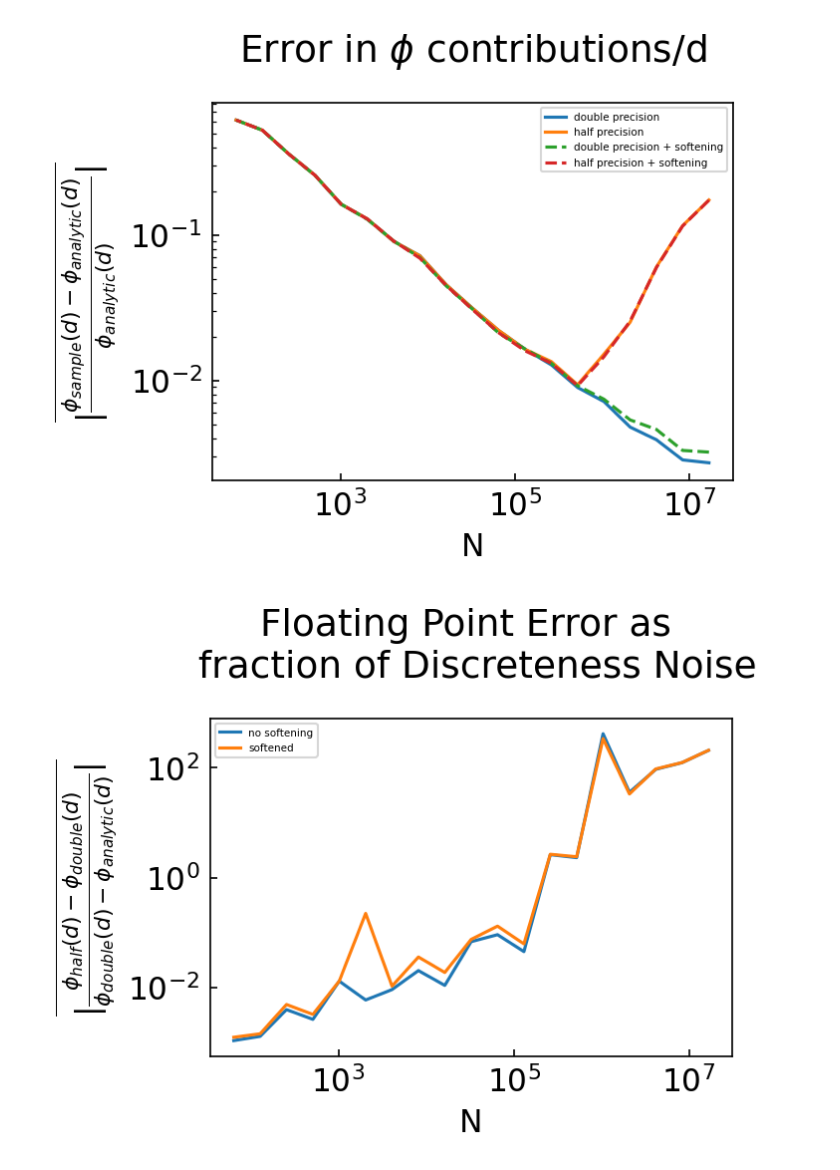
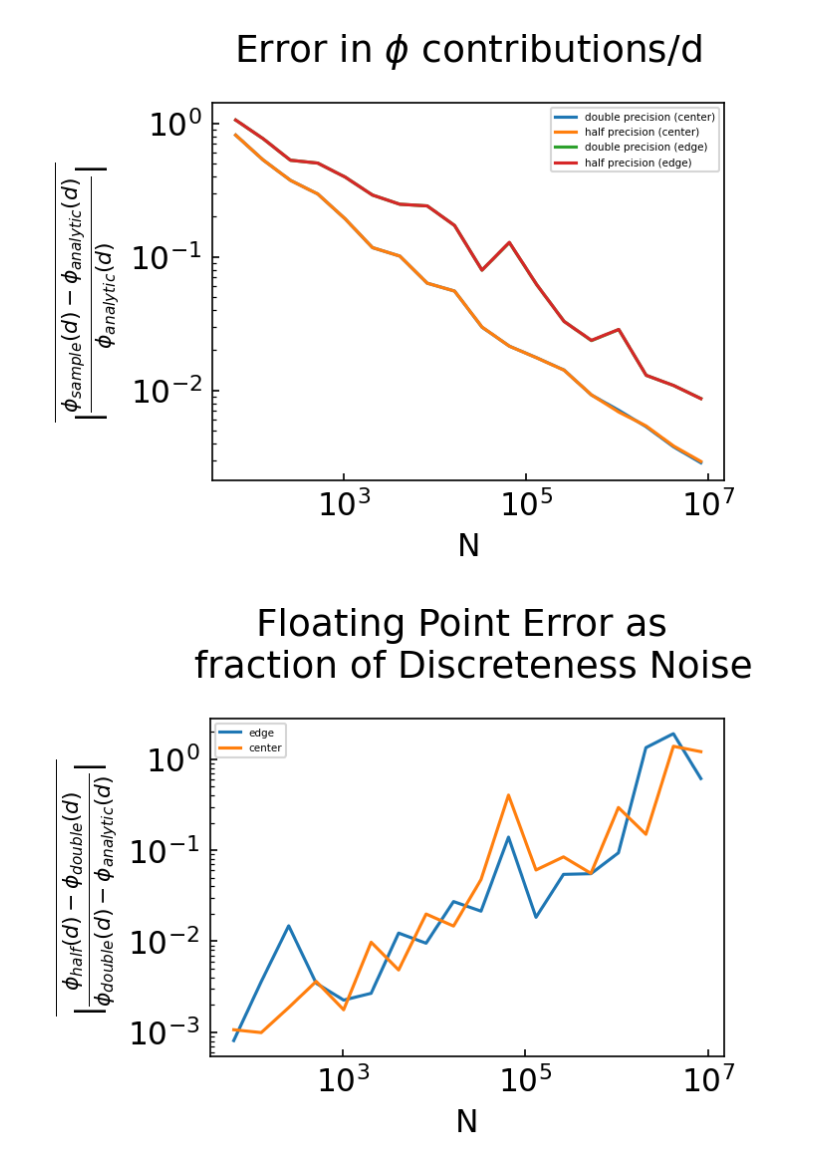
Before and after one commit to humz2k/Force-Errors-In-Cosmological-Simulations, a Jupyter notebook: contributions6.ipynb, the cells around one changed output. Drawn from its saved outputs; the diff is of its cells as text; code cells hidden in the pictures.

```diff
--- a/contributions6.ipynb
+++ b/contributions6.ipynb
@@ -142,25 +146,29 @@ f8_phi_bins1 = []
 f8_phi_bins2 = []
 f8_diff1 = []
 f8_diff2 = []
-f8_total_diffs = []
+f8_total_diffs1 = []
+f8_total_diffs2 = []
 
 f2_phi_bins1 = []
 f2_phi_bins2 = []
 f2_diff1 = []
 f2_diff2 = []
-f2_total_diffs = []
+f2_total_diffs1 = []
+f2_total_diffs2 = []
 
 f2_phi_bins1_smoothed = []
 f2_phi_bins2_smoothed = []
 f2_diff1_smoothed = []
 f2_diff2_smoothed = []
-f2_total_diffs_smoothed = []
+f2_total_diffs_smoothed1 = []
+f2_total_diffs_smoothed2 = []
 
 f8_phi_bins1_smoothed = []
 f8_phi_bins2_smoothed = []
 f8_diff1_smoothed = []
 f8_diff2_smoothed = []
-f8_total_diffs_smoothed = []
+f8_total_diffs_smoothed1 = []
+f8_total_diffs_smoothed2 = []
 
 for n,phi_f8,phi_f2,phi_f2_smoothed,phi_f8_smoothed,dist in zip(ns,f8_phis,f2_phis,f2_phis_smoothed,f8_phis_smoothed,dists):
 
@@ -174,8 +182,10 @@ for n,phi_f8,phi_f2,phi_f2_smoothed,phi_f8_smoothed,dist in zip(ns,f8_phis,f2_ph
     f8_diff1.append(diff1_f8)
     f8_diff2.append(diff2_f8)
 
-    total_diff_f8 = np.mean(np.abs(diff1_f8/ana_phis1))
-    f8_total_diffs.append(total_diff_f8)
+    total_diff_f81 = np.mean(np.abs(diff1_f8/ana_phis1))
+    f8_total_diffs1.append(total_diff_f81)
+    total_diff_f82 = np.mean(np.abs(diff2_f8/ana_phis2))
+    f8_total_diffs2.append(total_diff_f82)
 
 
     phis_bin1_f2 = bin_phi(phi_f2[0],dist[0],bin1)
@@ -188,8 +198,10 @@ for n,phi_f8,phi_f2,phi_f2_smoothed,phi_f8_smoothed,dist in zip(ns,f8_phis,f2_ph
     f2_diff1.append(diff1_f2)
     f2_diff2.append(diff2_f2)
 
-    total_diff_f2 = np.mean(np.abs(diff1_f2/ana_phis1))
-    f2_total_diffs.append(total_diff_f2)
+    total_diff_f22 = np.mean(np.abs(diff2_f2/ana_phis2))
+    f2_total_diffs2.append(total_diff_f22)
+    total_diff_f21 = np.mean(np.abs(diff1_f2/ana_phis1))
+    f2_total_diffs1.append(total_diff_f21)
 
 
     phis_bin1_f8_smoothed = bin_phi(phi_f8_smoothed[0],dist[0],bin1)
@@ -202,8 +214,10 @@ for n,phi_f8,phi_f2,phi_f2_smoothed,phi_f8_smoothed,dist in zip(ns,f8_phis,f2_ph
     f8_diff1_smoothed.append(diff1_f8_smoothed)
     f8_diff2_smoothed.append(diff2_f8_smoothed)
 
-    total_diff_f8_smoothed = np.mean(np.abs(diff2_f8_smoothed/ana_phis2))
-    f8_total_diffs_smoothed.append(total_diff_f8_smoothed)
+    total_diff_f8_smoothed2 = np.mean(np.abs(diff2_f8_smoothed/ana_phis2))
+    f8_total_diffs_smoothed2.append(total_diff_f8_smoothed2)
+    total_diff_f8_smoothed1 = np.mean(np.abs(diff1_f8_smoothed/ana_phis1))
+    f8_total_diffs_smoothed1.append(total_diff_f8_smoothed1)
 
 
     phis_bin1_f2_smoothed = bin_phi(phi_f2_smoothed[0],dist[0],bin1)
@@ -216,14 +230,22 @@ for n,phi_f8,phi_f2,phi_f2_smoothed,phi_f8_smoothed,dist in zip(ns,f8_phis,f2_ph
     f2_diff1_smoothed.append(diff1_f2_smoothed)
     f2_diff2_smoothed.append(diff2_f2_smoothed)
 
-    total_diff_f2_smoothed = np.mean(np.abs(diff2_f2_smoothed/ana_phis2))
-    f2_total_diffs_smoothed.append(total_diff_f2_smoothed)
+    total_diff_f2_smoothed2 = np.mean(np.abs(diff2_f2_smoothed/ana_phis2))
+    f2_total_diffs_smoothed2.append(total_diff_f2_smoothed2)
+    total_diff_f2_smoothed1 = np.mean(np.abs(diff1_f2_smoothed/ana_phis1))
+    f2_total_diffs_smoothed1.append(total_diff_f2_smoothed1)
 # %%
 sim.pretty_plots.plot_pretty()
-plt.plot(ns,f8_total_diffs,label="double precision")
-plt.plot(ns,f2_total_diffs,label="half precision")
-plt.plot(ns,f8_total_diffs_smoothed,'--',label="double precision + softening")
-plt.plot(ns,f2_total_diffs_smoothed,'--',label="half precision + softening")
+plt.plot(ns,f8_total_diffs1,label="double precision (center)")
+plt.plot(ns,f2_total_diffs1,label="half precision (center)")
+#plt.plot(ns,f8_total_diffs_smoothed1,'--',label="double precision + softening (center)")
+#plt.plot(ns,f2_total_diffs_smoothed1,'--',label="half precision + softening (center)")
+
+plt.plot(ns,f8_total_diffs2,label="double precision (edge)")
+plt.plot(ns,f2_total_diffs2,label="half precision (edge)")
+#plt.plot(ns,f8_total_diffs_smoothed2,'--',label="double precision + softening (edge)")
+#plt.plot(ns,f2_total_diffs_smoothed2,'--',label="half precision + softening (edge)")
+
 plt.xscale('log')
 plt.yscale('log')
 plt.ylabel(r"$\overline{|\frac{\phi_{sample}(d) - \phi_{analytic}(d)}{\phi_{analytic}(d)}|}$")
@@ -235,22 +257,24 @@ plt.tight_layout()
 #plt.savefig("error_discreteness_noise_smoothing.jpg")
 plt.show()
 # %% [output]
-[figure, old version]
+[figure, new version]
 # %%
 sim.pretty_plots.plot_pretty()
-plt.plot(ns,np.mean((np.abs(np.array(f2_phi_bins2) - np.array(f8_phi_bins2))/np.abs(np.array(f8_diff2))),axis=1),label="no softening")
+plt.plot(ns,np.mean((np.abs(np.array(f2_phi_bins2) - np.array(f8_phi_bins2))/np.abs(np.array(f8_diff2))),axis=1),label="edge")
+#plt.plot(ns,np.mean((np.abs(np.array(f2_phi_bins2_smoothed) - np.array(f8_phi_bins2_smoothed))/np.abs(np.array(f8_diff2_smoothed))),axis=1),label="softened (edge)")
 
-plt.plot(ns,np.mean((np.abs(np.array(f2_phi_bins2_smoothed) - np.array(f8_phi_bins2_smoothed))/np.abs(np.array(f8_diff2_smoothed))),axis=1),label="softened")
+plt.plot(ns,np.mean((np.abs(np.array(f2_phi_bins1) - np.array(f8_phi_bins1))/np.abs(np.array(f8_diff1))),axis=1),label="center")
+#plt.plot(ns,np.mean((np.abs(np.array(f2_phi_bins1_smoothed) - np.array(f8_phi_bins1_smoothed))/np.abs(np.array(f8_diff1_smoothed))),axis=1),label="softened (center)")
 
 plt.xscale('log')
 plt.yscale('log')
 plt.ylabel(r"$\overline{|\frac{\phi_{half}(d) - \phi_{double}(d)}{\phi_{double}(d) - \phi_{analytic}(d)}|}$")
 plt.xlabel(r"N")
 plt.legend()
 #plt.ticklabel_format(axis='y',style="sci",scilimits=(0,0))
 plt.title("Floating Point Error as \n fraction of Discreteness Noise",pad=20)
 plt.tight_layout()
 #plt.savefig("floaing_point_error_fraction_discreteness_noise_smoothing.jpg")
 plt.show()
 # %% [output]
-[figure, old version]
+[figure, new version]
```
Also changed, not shown: parts of 12 cells of this notebook, 1 other file.
